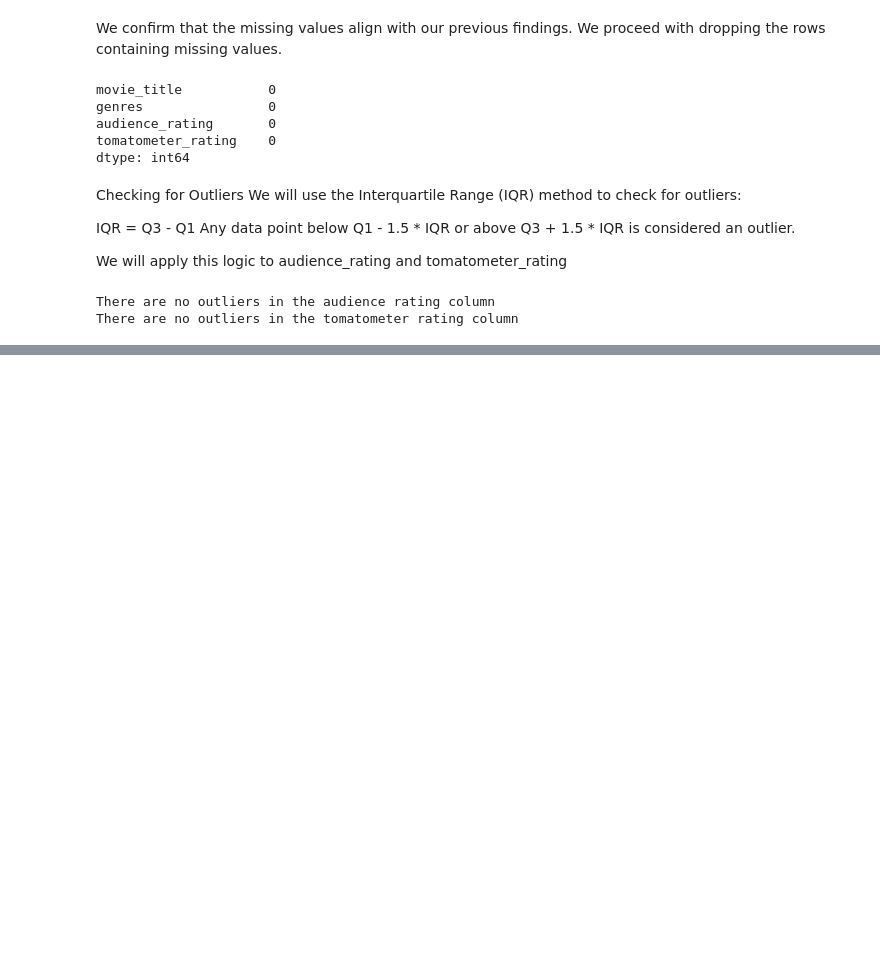
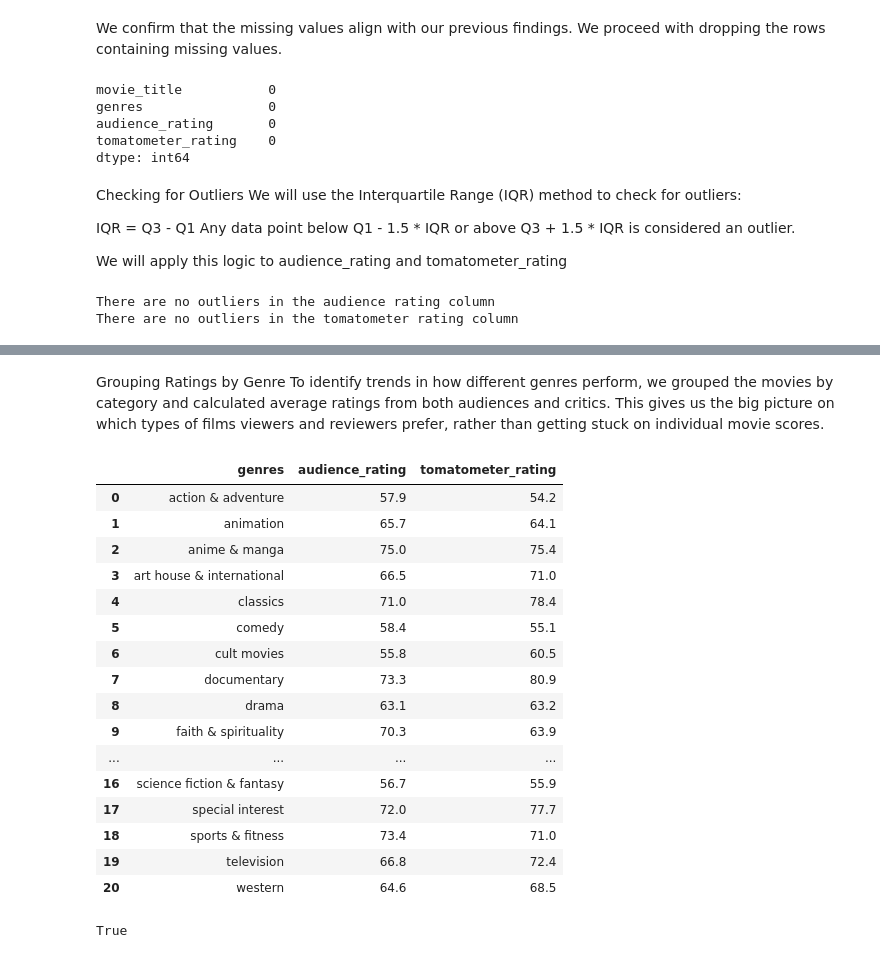
Before and after one commit to Kate-Maina/Phase2_Project_Group2, a Jupyter notebook: index.ipynb, the cells around one changed output, grey strips where cells are left out. Cells and saved outputs as stored; diff of their text form; code cells hidden in the pictures; blank space fills up the shorter version.

```diff
--- a/index.ipynb
+++ b/index.ipynb
@@ -216,0 +220,9 @@ There are no outliers in the tomatometer rating column
+# %%
+# Making sure to work on a copy to avoid the SettingWithCopyWarning
+rt_movies_exploded_cleaned = rt_movies_exploded_cleaned.copy()
+
+# Standardizing columns to lowercase
+rt_movies_exploded_cleaned["genres"] = rt_movies_exploded_cleaned["genres"].str.lower()
+rt_movies_exploded_cleaned["movie_title"] = rt_movies_exploded_cleaned["movie_title"].str.lower()
+
+rt_movies_exploded_cleaned.head()
@@ -216,0 +236,38 @@ There are no outliers in the tomatometer rating column
+# %% [markdown]
+Grouping Ratings by Genre
+To identify trends in how different genres perform, we grouped the movies by category and calculated average ratings from both audiences and critics. This gives us the big picture on which types of films viewers and reviewers prefer, rather than getting stuck on individual movie scores.
+# %%
+# Grouping by genres and aggregating the mean of audience_rating and tomatometer_rating
+genre_rating_df = rt_movies_exploded_cleaned.groupby('genres').agg({
+    'audience_rating': 'mean',
+    'tomatometer_rating': 'mean'
+}).reset_index()
+
+# Formatting the ratings to show only one decimal place
+genre_rating_df['audience_rating'] = genre_rating_df['audience_rating'].round(1)
+genre_rating_df['tomatometer_rating'] = genre_rating_df['tomatometer_rating'].round(1)
+
+genre_rating_df
+# %% [output]
+|  | genres | audience_rating | tomatometer_rating |
+| 0 | action & adventure | 57.9 | 54.2 |
+| 1 | animation | 65.7 | 64.1 |
+| 2 | anime & manga | 75.0 | 75.4 |
+| 3 | art house & international | 66.5 | 71.0 |
+| 4 | classics | 71.0 | 78.4 |
+| 5 | comedy | 58.4 | 55.1 |
+| 6 | cult movies | 55.8 | 60.5 |
+| 7 | documentary | 73.3 | 80.9 |
+| 8 | drama | 63.1 | 63.2 |
+| 9 | faith & spirituality | 70.3 | 63.9 |
+| ... | ... | ... | ... |
+| 16 | science fiction & fantasy | 56.7 | 55.9 |
+| 17 | special interest | 72.0 | 77.7 |
+| 18 | sports & fitness | 73.4 | 71.0 |
+| 19 | television | 66.8 | 72.4 |
+| 20 | western | 64.6 | 68.5 |
+# %%
+# Confirming no genres were lost after aggregation
+len(rt_movies_exploded_cleaned['genres'].value_counts()) == len(genre_rating_df)
+# %% [output]
+True
```
Also changed, not shown: parts of 15 cells of this notebook.
